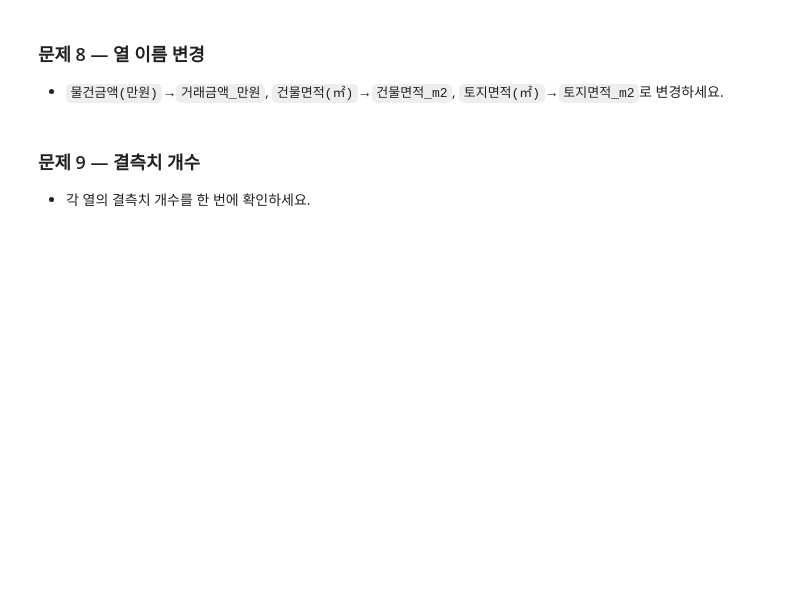
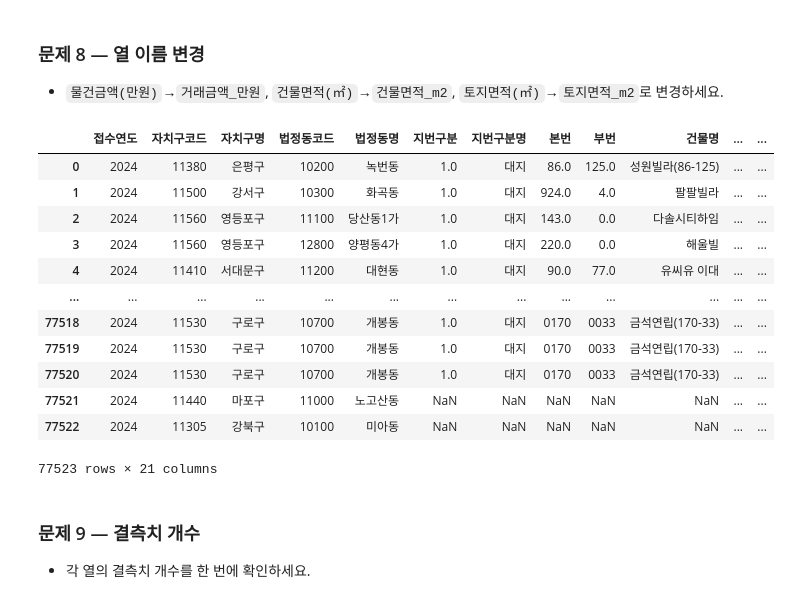
Before and after one commit to Magpie-Jo/Sparta, a Jupyter notebook: Camp/Pandas/pd_Basic 세션 미니 과제/2회차 미니과제/부동산/2회차 서울부동산2024_문제.ipynb, the cells around one changed output. Saved outputs shown, nothing was run; the diff lists cells and outputs as text; code cells hidden in the pictures; blank space fills up the shorter version.

```diff
--- a/Camp/Pandas/pd_Basic 세션 미니 과제/2회차 미니과제/부동산/2회차 서울부동산2024_문제.ipynb
+++ b/Camp/Pandas/pd_Basic 세션 미니 과제/2회차 미니과제/부동산/2회차 서울부동산2024_문제.ipynb
@@ -5,4 +5,9 @@
 데이터는 다음 경로에서 읽어옵니다: `2024.csv`
 encoding="cp949" 옵션 권장
 # %%
-# TODO: 여기에서 코드를 작성하세요.
+import pandas as pd
+
+df = pd.read_csv('2024.csv', encoding= 'cp949')
+print(df.shape)
+
+df.head()
@@ -45,7 +160,29 @@ encoding="cp949" 옵션 권장
 ### 문제 8 — 열 이름 변경
 - `물건금액(만원)`→`거래금액_만원`, `건물면적(㎡)`→`건물면적_m2`, `토지면적(㎡)`→`토지면적_m2`로 변경하세요.
 # %%
-# TODO: 여기에서 코드를 작성하세요.
+df8 = df
+
+df8 = df8.rename(columns={
+     '물건금액(만원)' : '거래금액_만원'
+    ,'건물면적(㎡)'   : '건물면적_m2'
+    ,'토지면적(㎡)'   : '토지면적_m2'
+})
+
+df8
+# %% [output]
+|  | 접수연도 | 자치구코드 | 자치구명 | 법정동코드 | 법정동명 | 지번구분 | 지번구분명 | 본번 | 부번 | 건물명 | ... | ... |
+| 0 | 2024 | 11380 | 은평구 | 10200 | 녹번동 | 1.0 | 대지 | 86.0 | 125.0 | 성원빌라(86-125) | ... | ... |
+| 1 | 2024 | 11500 | 강서구 | 10300 | 화곡동 | 1.0 | 대지 | 924.0 | 4.0 | 팔팔빌라 | ... | ... |
+| 2 | 2024 | 11560 | 영등포구 | 11100 | 당산동1가 | 1.0 | 대지 | 143.0 | 0.0 | 다솔시티하임 | ... | ... |
+| 3 | 2024 | 11560 | 영등포구 | 12800 | 양평동4가 | 1.0 | 대지 | 220.0 | 0.0 | 해울빌 | ... | ... |
+| 4 | 2024 | 11410 | 서대문구 | 11200 | 대현동 | 1.0 | 대지 | 90.0 | 77.0 | 유씨유 이대 | ... | ... |
+| ... | ... | ... | ... | ... | ... | ... | ... | ... | ... | ... | ... | ... |
+| 77518 | 2024 | 11530 | 구로구 | 10700 | 개봉동 | 1.0 | 대지 | 0170 | 0033 | 금석연립(170-33) | ... | ... |
+| 77519 | 2024 | 11530 | 구로구 | 10700 | 개봉동 | 1.0 | 대지 | 0170 | 0033 | 금석연립(170-33) | ... | ... |
+| 77520 | 2024 | 11530 | 구로구 | 10700 | 개봉동 | 1.0 | 대지 | 0170 | 0033 | 금석연립(170-33) | ... | ... |
+| 77521 | 2024 | 11440 | 마포구 | 11000 | 노고산동 | NaN | NaN | NaN | NaN | NaN | ... | ... |
+| 77522 | 2024 | 11305 | 강북구 | 10100 | 미아동 | NaN | NaN | NaN | NaN | NaN | ... | ... |
+77523 rows × 21 columns
 # %% [markdown]
 ### 문제 9 — 결측치 개수
 - 각 열의 결측치 개수를 한 번에 확인하세요.
```
Also changed, not shown: parts of 12 cells of this notebook.
